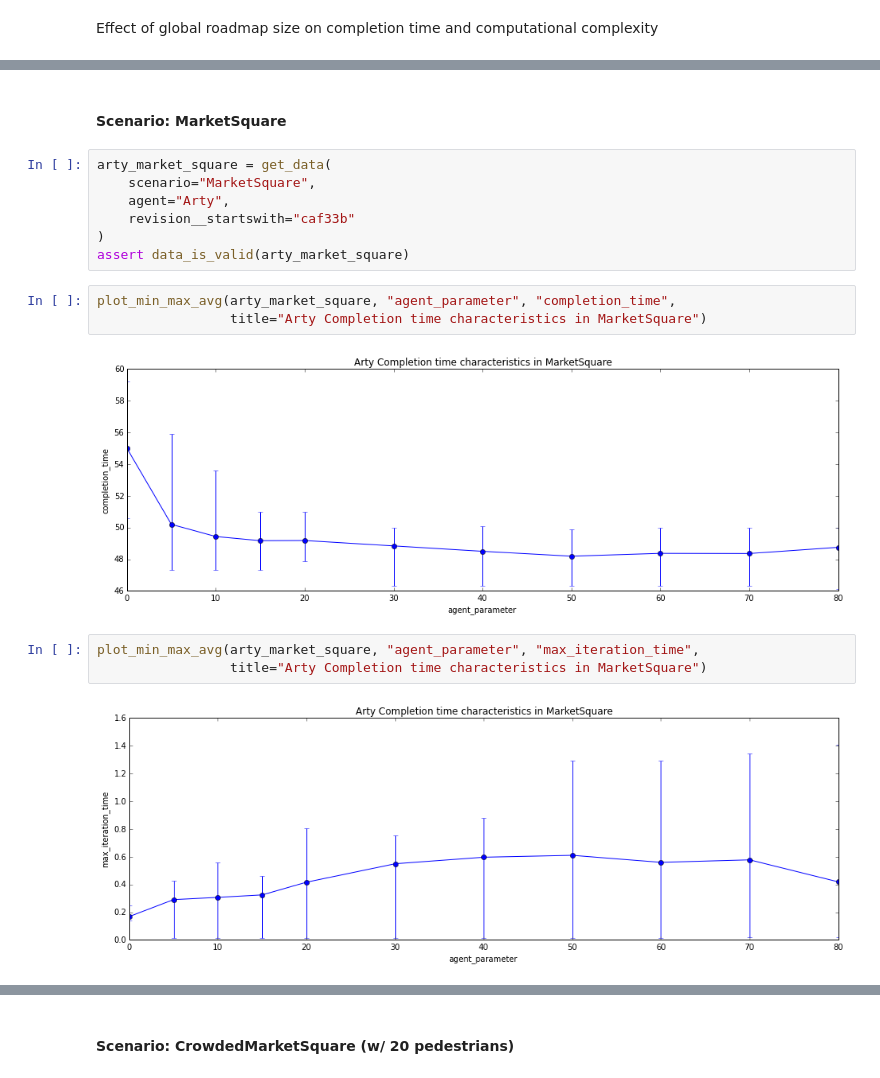
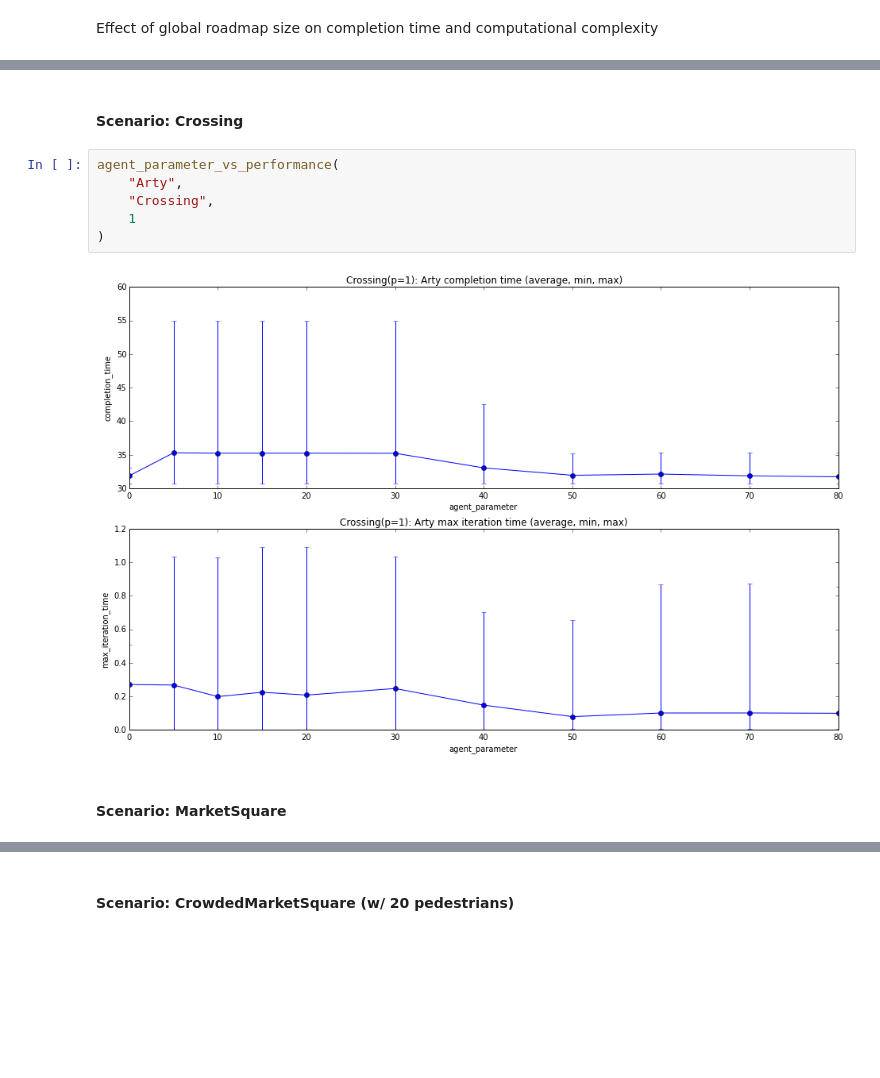
Before and after one commit to freider/keiro, a Jupyter notebook: Plots.ipynb, the cells around one changed output, grey strips where cells are left out. Drawn from its saved outputs; the diff is of its cells as text; blank space fills up the shorter version.

```diff
--- a/Plots.ipynb
+++ b/Plots.ipynb
@@ -84,19 +122,12 @@ Effect of global roadmap size on completion time and computational complexity
+# %% [markdown]
+#### Scenario: Crossing
+# %%
+agent_parameter_vs_performance(
+    "Arty",
+    "Crossing",
+    1
+)
+# %% [output]
+[figure, added]
 # %% [markdown]
 #### Scenario: MarketSquare
-# %%
-arty_market_square = get_data(
-    scenario="MarketSquare",
-    agent="Arty",
-    revision__startswith="caf33b"
-)
-assert data_is_valid(arty_market_square)
-# %%
-plot_min_max_avg(arty_market_square, "agent_parameter", "completion_time",
-                 title="Arty Completion time characteristics in MarketSquare")
-# %% [output]
-[figure, removed]
-# %%
-plot_min_max_avg(arty_market_square, "agent_parameter", "max_iteration_time",
-                 title="Arty Completion time characteristics in MarketSquare")
-# %% [output]
-[figure, removed]
```
Also changed, not shown: parts of 21 cells of this notebook, 1 other file.
